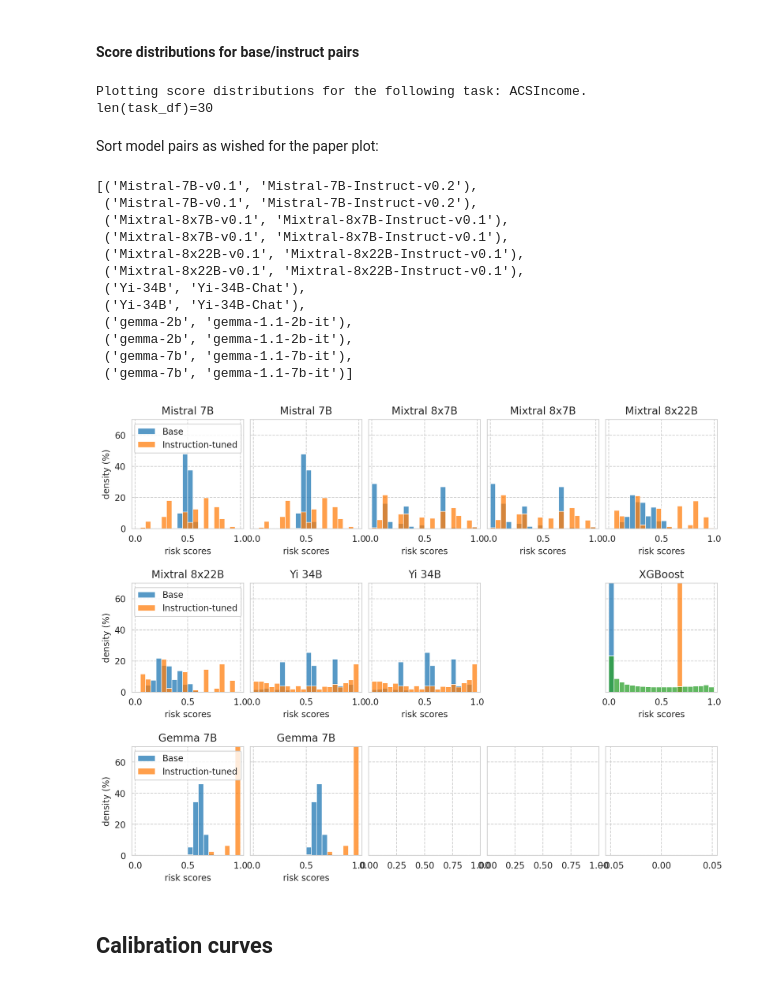
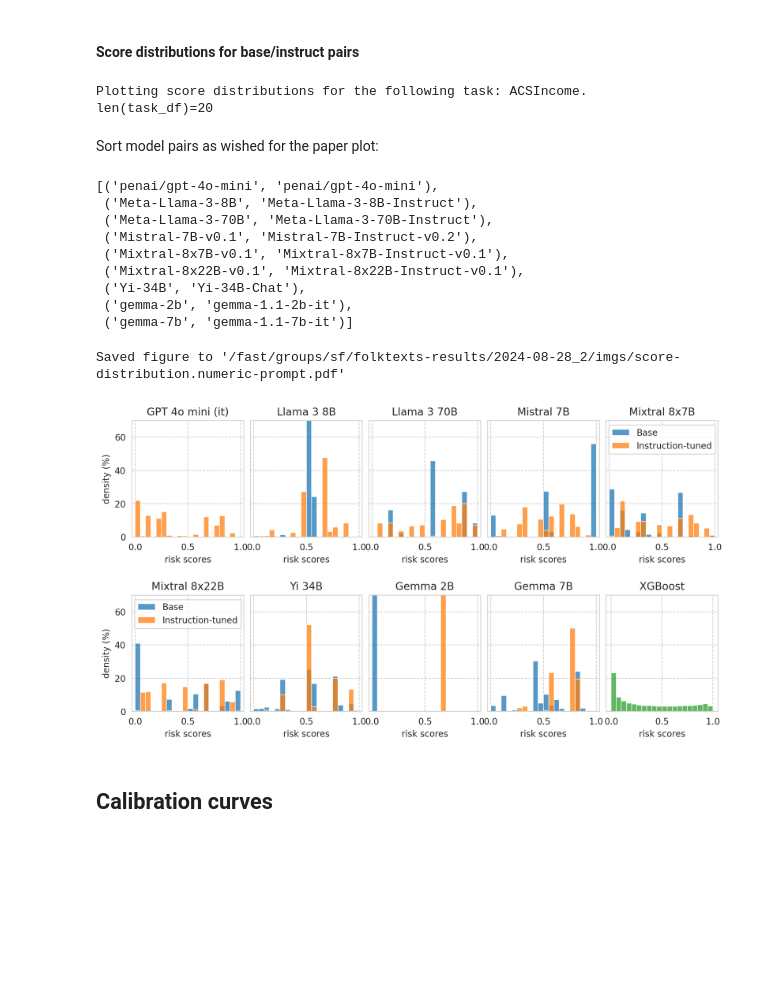
Before and after one commit to socialfoundations/folktexts, a Jupyter notebook: notebooks/paper-plots-and-tables.ipynb, the cells around one changed output. Drawn from its saved outputs; the diff is of its cells as text; code cells hidden in the pictures; blank space fills up the shorter version.

```diff
--- a/notebooks/paper-plots-and-tables.ipynb
+++ b/notebooks/paper-plots-and-tables.ipynb
@@ -465,11 +468,9 @@ scores_df_map = {
 # %%
 example_task = "ACSIncome"
 
-example_model = "Mistral-7B-v0.1"
-# example_model = "Meta-Llama-3-70B"
-# example_model = "penai/gpt-4o-mini"
+# example_model = "Mistral-7B-v0.1"
+example_model = "Meta-Llama-3-70B"
 
-example_uses_num_prompt = False
 baseline_model = "XGBoost"
 # %%
 # Data for baseline model
@@ -479,7 +480,7 @@ baseline_row = all_results_df[(all_results_df["name"] == baseline_model) & (all_
 example_df = all_results_df[
     (all_results_df[task_col] == example_task)
     & (all_results_df["base_name"] == example_model)
-    & (all_results_df[numeric_prompt_col] == example_uses_num_prompt)
+    & (all_results_df[numeric_prompt_col] == NUMERIC_PROMPTING)
 ]
 
 # Sort examples_df to have (base, instruct) ordering
@@ -599,15 +601,20 @@ save_fig(fig, f"teaser-{example_model}")
 # %%
 print(f"Plotting score distributions for the following task: {example_task}.")
 
-task_df = all_results_df[all_results_df[task_col] == example_task]
+task_df = all_results_df[
+    (all_results_df[task_col] == example_task)
+    & (
+        (all_results_df[numeric_prompt_col] == NUMERIC_PROMPTING)
+        | (all_results_df[numeric_prompt_col].isna())                  # Baseline models will have NaNs in this col.
+    )]
 print(f"{len(task_df)=}")
 # %% [output]
 Plotting score distributions for the following task: ACSIncome.
-len(task_df)=30
+len(task_df)=20
 # %% [markdown]
 Sort model pairs as wished for the paper plot:
 # %%
-sorted_model_families = ["Llama", "Mistral", "Yi", "Gemma", "-"]
+sorted_model_families = ["OpenAI", "Llama", "Mistral", "Yi", "Gemma", "-"]
 
 model_pairs = sorted([
         (row["base_name"], row[model_col])
@@ -620,17 +627,14 @@ model_pairs = sorted([
 )
 model_pairs
 # %% [output]
-[('Mistral-7B-v0.1', 'Mistral-7B-Instruct-v0.2'),
+[('penai/gpt-4o-mini', 'penai/gpt-4o-mini'),
+ ('Meta-Llama-3-8B', 'Meta-Llama-3-8B-Instruct'),
+ ('Meta-Llama-3-70B', 'Meta-Llama-3-70B-Instruct'),
  ('Mistral-7B-v0.1', 'Mistral-7B-Instruct-v0.2'),
  ('Mixtral-8x7B-v0.1', 'Mixtral-8x7B-Instruct-v0.1'),
- ('Mixtral-8x7B-v0.1', 'Mixtral-8x7B-Instruct-v0.1'),
- ('Mixtral-8x22B-v0.1', 'Mixtral-8x22B-Instruct-v0.1'),
  ('Mixtral-8x22B-v0.1', 'Mixtral-8x22B-Instruct-v0.1'),
  ('Yi-34B', 'Yi-34B-Chat'),
- ('Yi-34B', 'Yi-34B-Chat'),
  ('gemma-2b', 'gemma-1.1-2b-it'),
- ('gemma-2b', 'gemma-1.1-2b-it'),
- ('gemma-7b', 'gemma-1.1-7b-it'),
  ('gemma-7b', 'gemma-1.1-7b-it')]
 # %%
 PLOT_THRESHOLD_LINE = False
@@ -682,8 +686,9 @@ for idx, (base_name, instr_name) in enumerate(model_pairs):
     ax.set_xlim(-0.03, 1.03)
 
     # Render plot
-    sns.histplot(base_scores, label="Base", ax=ax, **plot_config)
-    sns.histplot(it_scores, label="Instruction-tuned", ax=ax, **plot_config)
+    if "gpt" not in instr_name.lower():
+        sns.histplot(base_scores, label="Base", color=palette[0], ax=ax, **plot_config)
+    sns.histplot(it_scores, label="Instruction-tuned", color=palette[1], ax=ax, **plot_config)
 
     # Draw faint vertical line with t^* of each model
     threshold_col = "optimal_thresh"
@@ -693,8 +698,8 @@ for idx, (base_name, instr_name) in enumerate(model_pairs):
         ax.axvline(x=base_row[threshold_col], ls="--", color=palette[0], alpha=0.5)
         ax.axvline(x=it_row[threshold_col], ls="--", color=palette[1], alpha=0.5)
 
-    # Render legend on left-most plots
-    if ax_col == 0:
+    # Render legend on a few sub-plots
+    if (ax_col == 0 and ax_row == 1) or (ax_col == N_COLS-1 and ax_row == 0):
         ax.legend(loc="upper center")
 
         if PLOT_THRESHOLD_LINE:
@@ -709,49 +714,50 @@ for idx, (base_name, instr_name) in enumerate(model_pairs):
                 # zorder=-1,
             ) #.set_bbox(dict(facecolor='white', alpha=0.5))
 
             ax.text(
                 x=it_row[threshold_col] + 5e-2,
                 y=43,
                 s="$t^*$",
                 color=palette[1],
                 fontsize=10,
                 ha='center',
                 va='bottom',
                 # zorder=-1,
             )
 
 
 # Plot score distribution for XGBoost baseline
-for idx, baseline_name in enumerate(["LR", "XGBoost"]):
-    ax = axes[1, 3 + idx]
-    ax.set_title(baseline_name)
+baseline_name = "XGBoost"
+ax = axes[1, -1]
+ax.set_title(baseline_name)
 
-    baseline_row = task_df[task_df["name"] == baseline_name].iloc[0]
-    xgboost_scores = scores_df_map[baseline_row.name]["risk_score"]
+baseline_row = task_df[task_df["name"] == baseline_name].iloc[0]
+xgboost_scores = scores_df_map[baseline_row.name]["risk_score"]
 
-    sns.histplot(
-        xgboost_scores,
-        label=baseline_name,
-        color=palette[2],
-        ax=ax,
-        **plot_config,
-    )
+sns.histplot(
+    xgboost_scores,
+    label=baseline_name,
+    color=palette[2],
+    ax=ax,
+    **plot_config,
+)
 
-    ax.set_xlabel("risk scores")
+ax.set_xlabel("risk scores")
 
-# Remove LR?
-axes[1, 3].remove()
+# # Remove unused plot?
+# axes[1, 3].remove()
 
 axes[1, 4].set_ylabel("density (%)")
 axes[1, 4].set_yticks([0, 20, 40, 60])
 axes[1, 4].set_yticklabels([0, 20, 40, 60])
 
 plt.plot()
 
 # Save figure
 save_fig(fig, f"score-distribution" + ("_with-threshold" if PLOT_THRESHOLD_LINE else ""))
 # %% [output]
+Saved figure to '/fast/groups/sf/folktexts-results/2024-08-28_2/imgs/score-distribution.numeric-prompt.pdf'
-[figure, old version]
+[figure, new version]
 # %% [markdown]
 ## Calibration curves
 # %% [markdown]
```
Also changed, not shown: parts of 29 cells of this notebook, 3 other files.
